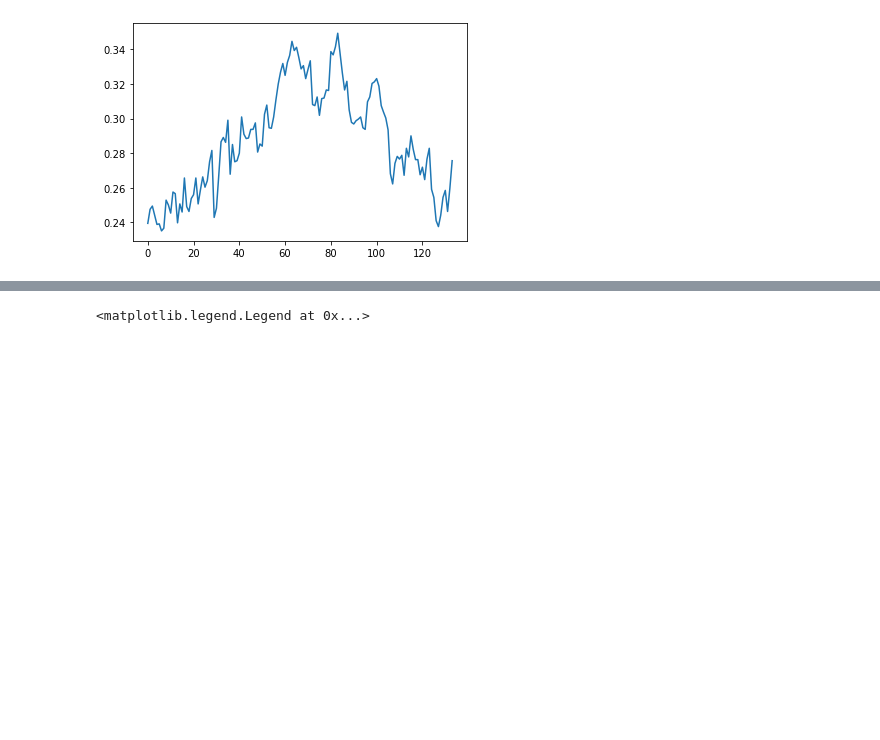
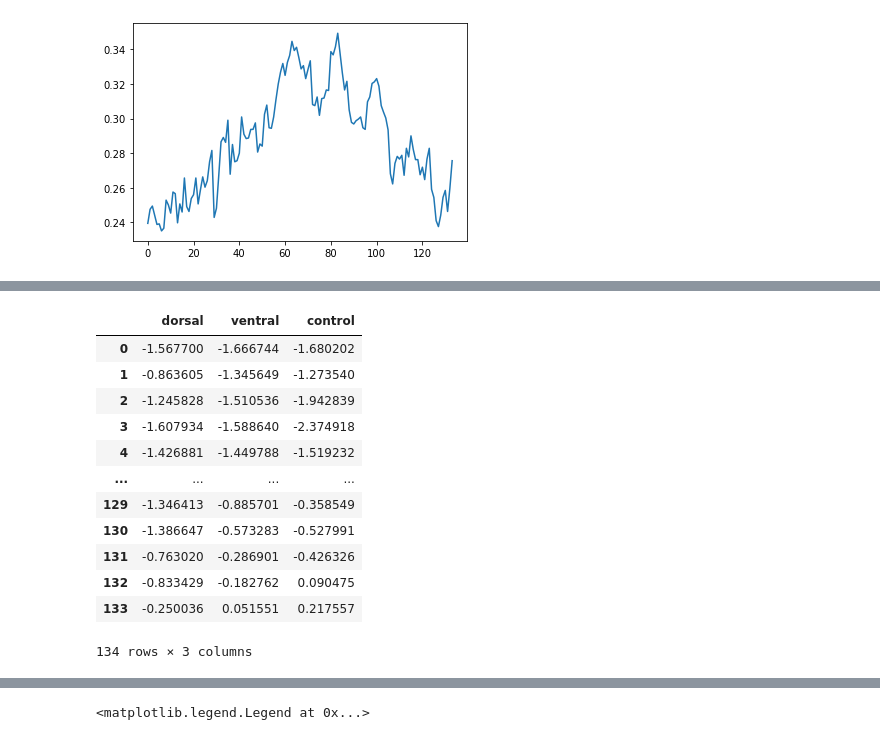
Before and after one commit to vayzenb/pepdoc, a Jupyter notebook: analysis/pepdoc_ana_vlad.ipynb, the cells around one changed output, grey strips where cells are left out. Saved outputs shown, nothing was run; the diff lists cells and outputs as text; code cells hidden in the pictures; blank space fills up the shorter version.

```diff
--- a/analysis/pepdoc_ana_vlad.ipynb
+++ b/analysis/pepdoc_ana_vlad.ipynb
@@ -169,0 +178,21 @@ plt.plot(np.mean(c_sub_decode,axis = 0))
+# %%
+df = pd.DataFrame()
+
+df['dorsal'] = np.mean(d_sub_decode, axis = 0)
+df['ventral'] = np.mean(v_sub_decode, axis = 0)
+df['control'] = np.mean(c_sub_decode, axis = 0)
+df.apply(stats.zscore)
+# %% [output]
+|  | dorsal | ventral | control |
+| 0 | -1.567700 | -1.666744 | -1.680202 |
+| 1 | -0.863605 | -1.345649 | -1.273540 |
+| 2 | -1.245828 | -1.510536 | -1.942839 |
+| 3 | -1.607934 | -1.588640 | -2.374918 |
+| 4 | -1.426881 | -1.449788 | -1.519232 |
+| ... | ... | ... | ... |
+| 129 | -1.346413 | -0.885701 | -0.358549 |
+| 130 | -1.386647 | -0.573283 | -0.527991 |
+| 131 | -0.763020 | -0.286901 | -0.426326 |
+| 132 | -0.833429 | -0.182762 | 0.090475 |
+| 133 | -0.250036 | 0.051551 | 0.217557 |
+134 rows × 3 columns
```
Also changed, not shown: parts of 7 cells of this notebook, 1 other file.
